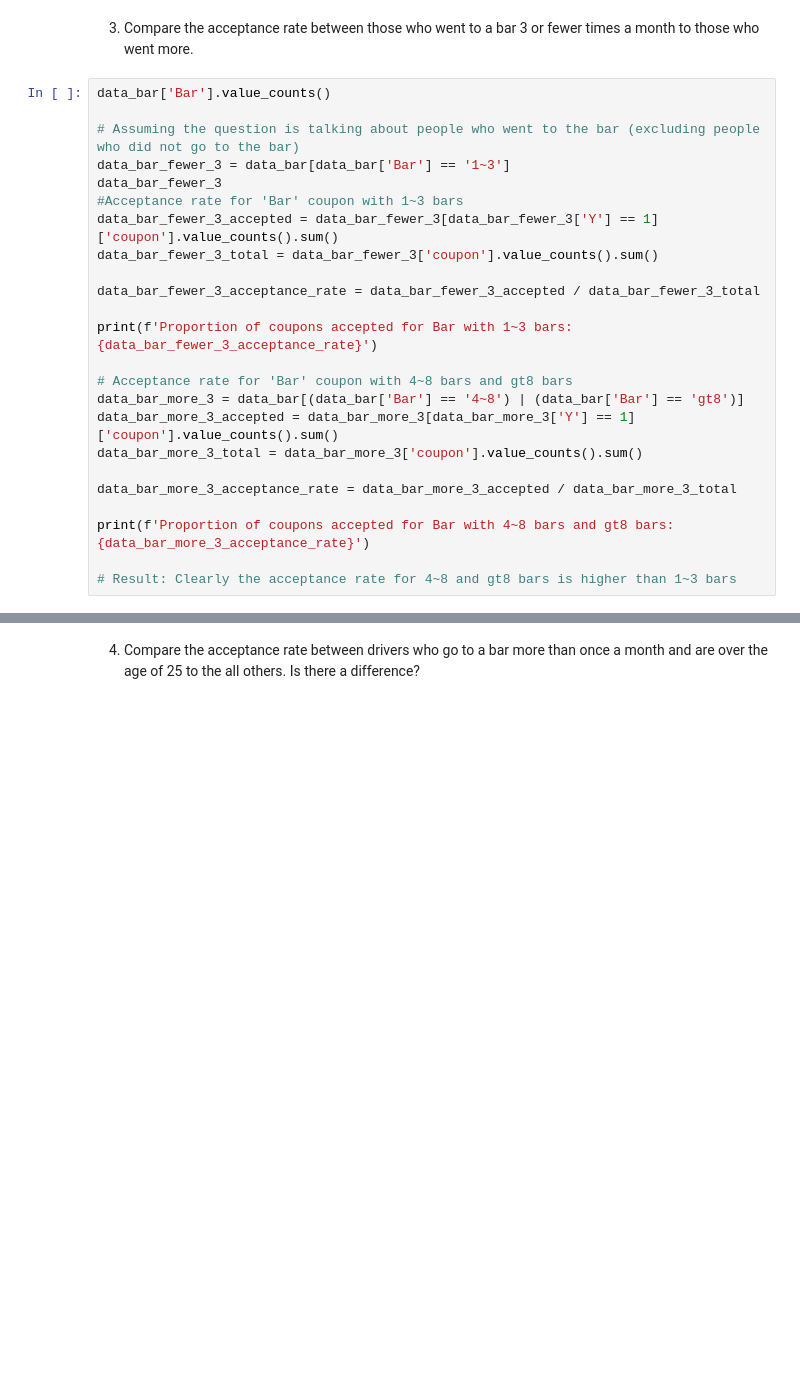
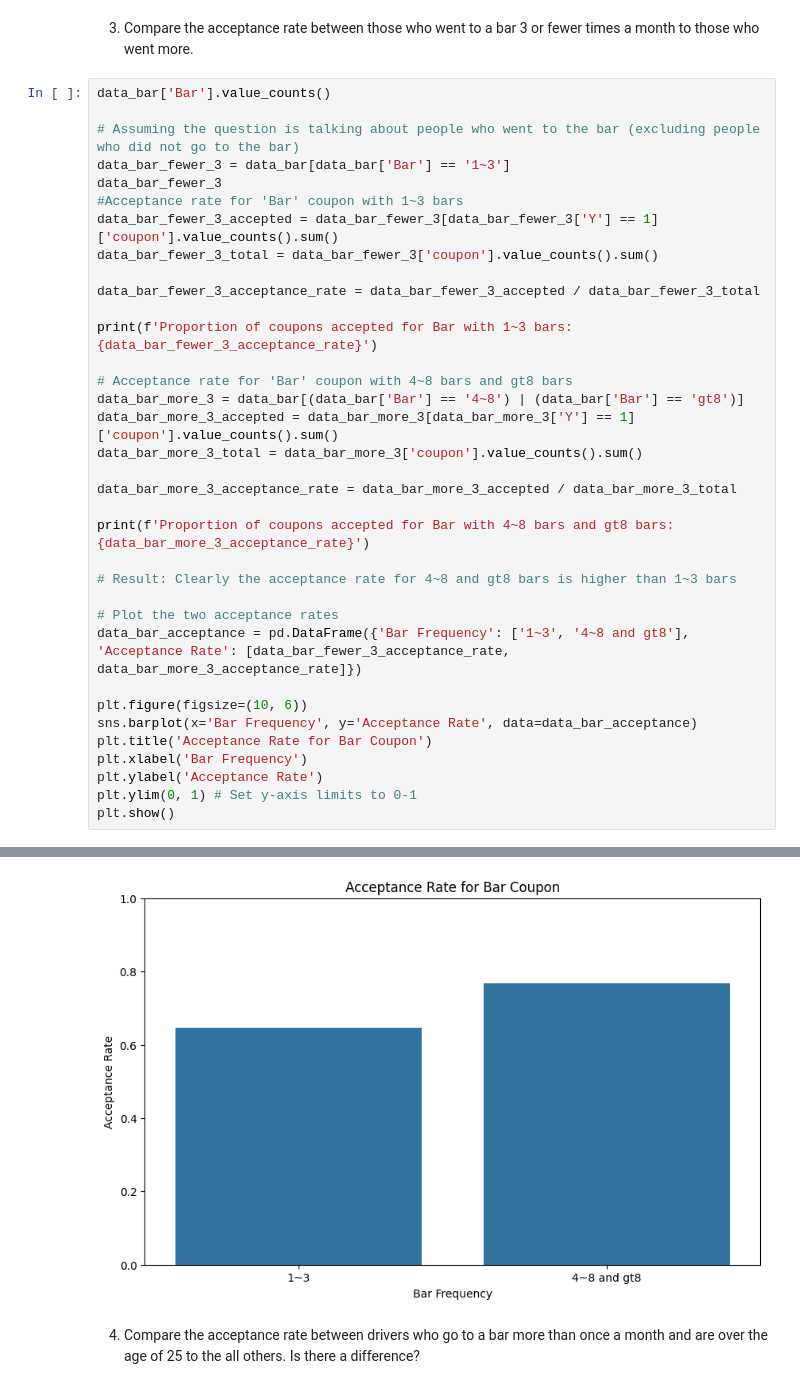
Before and after one commit to sohanit/CustomerCoupon, a Jupyter notebook: prompt.ipynb, the cells around one changed output, grey strips where cells are left out. Cells and saved outputs as stored; diff of their text form; blank space fills up the shorter version.

```diff
--- a/prompt.ipynb
+++ b/prompt.ipynb
@@ -206,30 +206,42 @@ Proportion of coupons accepted for Bar: 0.41001487357461575
 # %%
 data_bar['Bar'].value_counts()
 
 # Assuming the question is talking about people who went to the bar (excluding people who did not go to the bar)
 data_bar_fewer_3 = data_bar[data_bar['Bar'] == '1~3']
 data_bar_fewer_3
 #Acceptance rate for 'Bar' coupon with 1~3 bars
 data_bar_fewer_3_accepted = data_bar_fewer_3[data_bar_fewer_3['Y'] == 1]['coupon'].value_counts().sum()
 data_bar_fewer_3_total = data_bar_fewer_3['coupon'].value_counts().sum()
 
 data_bar_fewer_3_acceptance_rate = data_bar_fewer_3_accepted / data_bar_fewer_3_total
 
 print(f'Proportion of coupons accepted for Bar with 1~3 bars: {data_bar_fewer_3_acceptance_rate}')
 
 # Acceptance rate for 'Bar' coupon with 4~8 bars and gt8 bars
 data_bar_more_3 = data_bar[(data_bar['Bar'] == '4~8') | (data_bar['Bar'] == 'gt8')]
 data_bar_more_3_accepted = data_bar_more_3[data_bar_more_3['Y'] == 1]['coupon'].value_counts().sum()
 data_bar_more_3_total = data_bar_more_3['coupon'].value_counts().sum()
 
 data_bar_more_3_acceptance_rate = data_bar_more_3_accepted / data_bar_more_3_total
 
 print(f'Proportion of coupons accepted for Bar with 4~8 bars and gt8 bars: {data_bar_more_3_acceptance_rate}')
 
 # Result: Clearly the acceptance rate for 4~8 and gt8 bars is higher than 1~3 bars
+
+# Plot the two acceptance rates
+data_bar_acceptance = pd.DataFrame({'Bar Frequency': ['1~3', '4~8 and gt8'], 'Acceptance Rate': [data_bar_fewer_3_acceptance_rate, data_bar_more_3_acceptance_rate]})
+
+plt.figure(figsize=(10, 6))
+sns.barplot(x='Bar Frequency', y='Acceptance Rate', data=data_bar_acceptance)
+plt.title('Acceptance Rate for Bar Coupon')
+plt.xlabel('Bar Frequency')
+plt.ylabel('Acceptance Rate')
+plt.ylim(0, 1) # Set y-axis limits to 0-1
+plt.show()
 # %% [output]
 Proportion of coupons accepted for Bar with 1~3 bars: 0.6473551637279596
 Proportion of coupons accepted for Bar with 4~8 bars and gt8 bars: 0.7688442211055276
+[figure, added]
 # %% [markdown]
 4. Compare the acceptance rate between drivers who go to a bar more than once a month and are over the age of 25 to the all others.  Is there a difference?
 # %%
```
Also changed, not shown: parts of 4 cells of this notebook.
